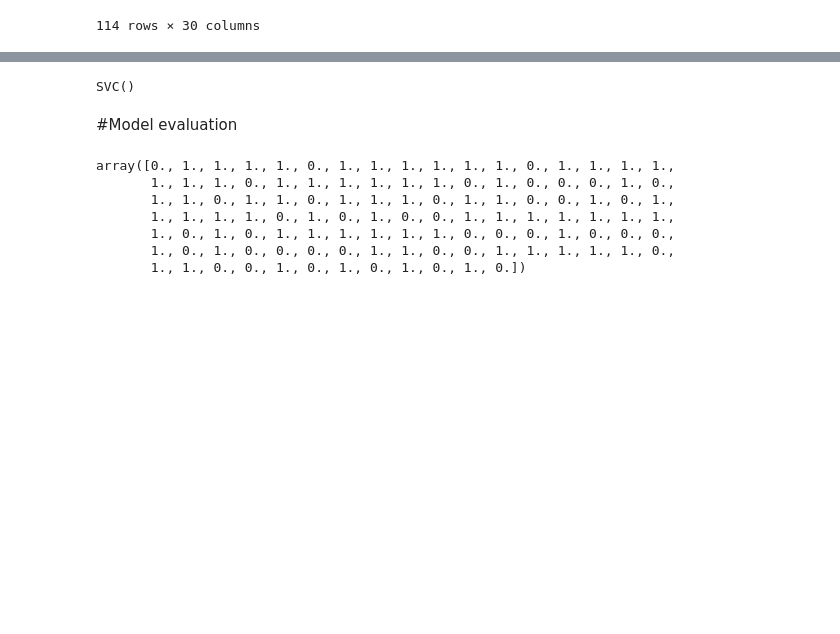
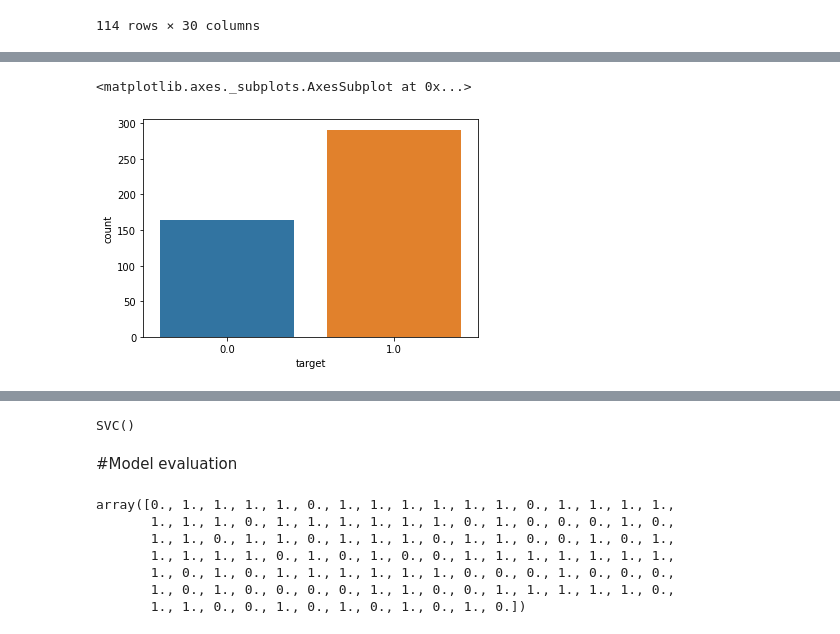
Before and after one commit to komfysach/breast-cancer-ml-case-study, a Jupyter notebook: breast_cancer_detector.ipynb, the cells around one changed output, grey strips where cells are left out. Saved outputs shown, nothing was run; the diff lists cells and outputs as text; code cells hidden in the pictures; blank space fills up the shorter version.

```diff
--- a/breast_cancer_detector.ipynb
+++ b/breast_cancer_detector.ipynb
@@ -218,0 +244,5 @@ X_test
+# %%
+sns.countplot(y_train)
+# %% [output]
+<matplotlib.axes._subplots.AxesSubplot at 0x...>
+[figure, added]
```
Also changed, not shown: parts of 19 cells of this notebook.
